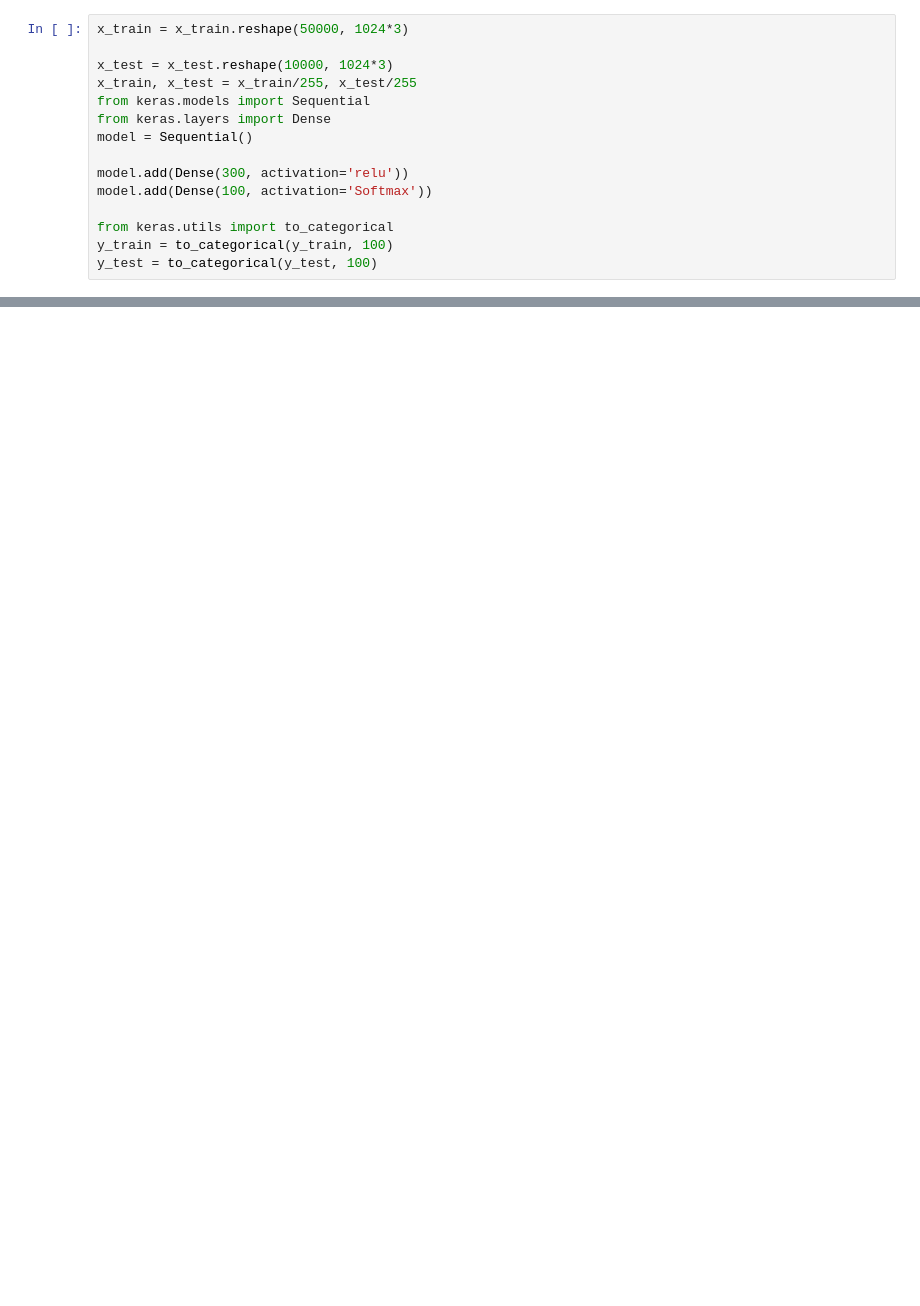
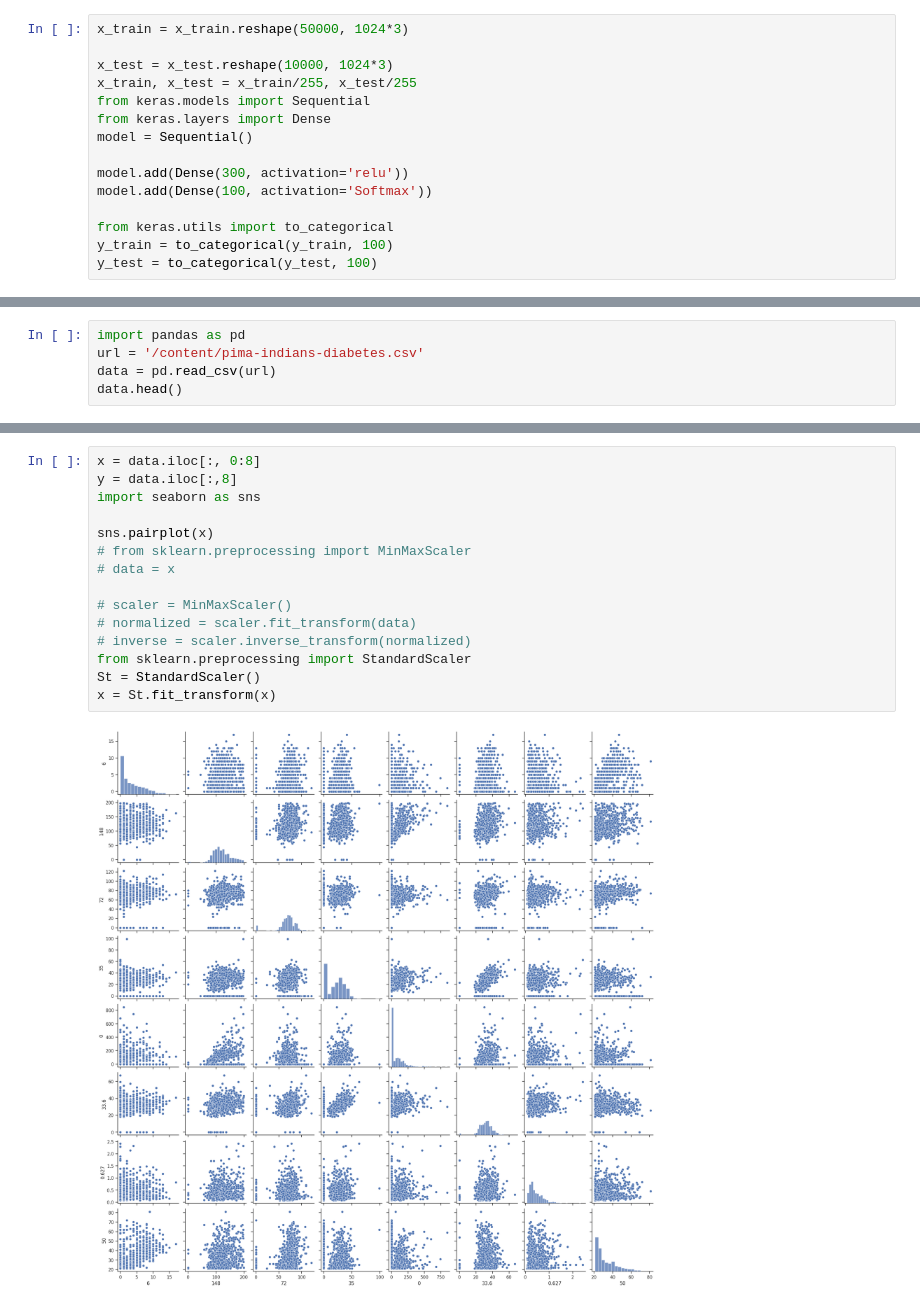
Before and after one commit to Steel3264/AI, a Jupyter notebook: AI_W10_8_4_23.ipynb, the cells around one changed output, grey strips where cells are left out. Drawn from its saved outputs; the diff is of its cells as text; blank space fills up the shorter version.

```diff
--- a/AI_W10_8_4_23.ipynb
+++ b/AI_W10_8_4_23.ipynb
@@ -132,0 +132,5 @@ SyntaxError: ignored
+# %%
+import pandas as pd
+url = '/content/pima-indians-diabetes.csv'
+data = pd.read_csv(url)
+data.head()
@@ -132,0 +144,17 @@ SyntaxError: ignored
+# %%
+x = data.iloc[:, 0:8]
+y = data.iloc[:,8]
+import seaborn as sns
+
+sns.pairplot(x)
+# from sklearn.preprocessing import MinMaxScaler
+# data = x
+
+# scaler = MinMaxScaler()
+# normalized = scaler.fit_transform(data)
+# inverse = scaler.inverse_transform(normalized)
+from sklearn.preprocessing import StandardScaler
+St = StandardScaler()
+x = St.fit_transform(x)
+# %% [output]
+[figure, added]
```
Also changed, not shown: parts of 6 cells of this notebook.
